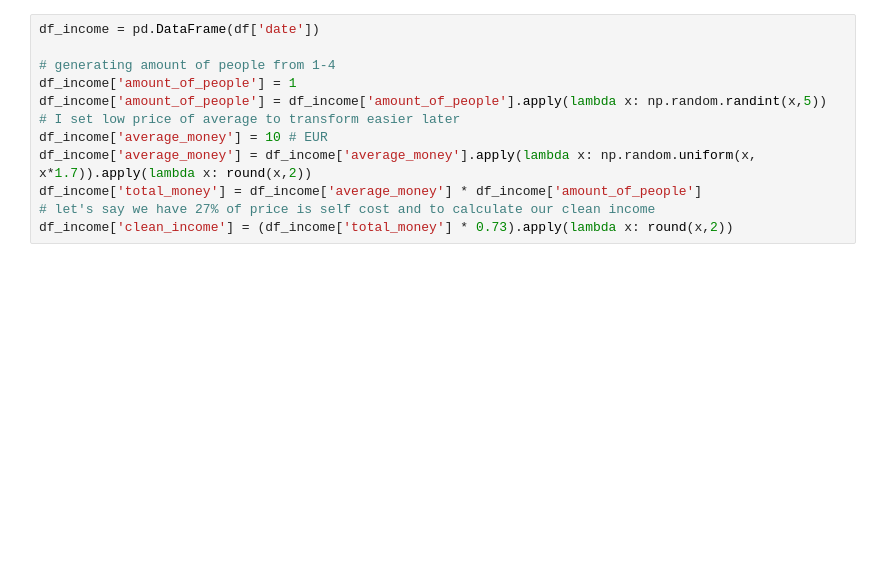
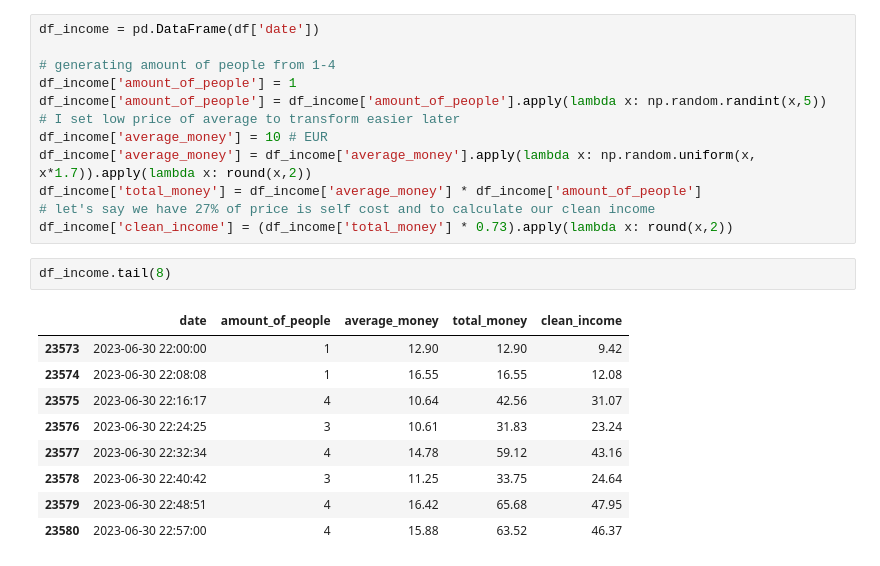
Before and after one commit to Aleksandr-ds17/EDA_Vizual, a Jupyter notebook: people_analysis/modeling.ipynb, the cells around one changed output. Drawn from its saved outputs; the diff is of its cells as text; blank space fills up the shorter version.

```diff
--- a/people_analysis/modeling.ipynb
+++ b/people_analysis/modeling.ipynb
@@ -77,6 +77,18 @@ df_income['average_money'] = df_income['average_money'].apply(lambda x: np.rando
 df_income['total_money'] = df_income['average_money'] * df_income['amount_of_people']
 # let's say we have 27% of price is self cost and to calculate our clean income
 df_income['clean_income'] = (df_income['total_money'] * 0.73).apply(lambda x: round(x,2))
+# %%
+df_income.tail(8)
+# %% [output]
+|  | date | amount_of_people | average_money | total_money | clean_income |
+| 23573 | 2023-06-30 22:00:00 | 1 | 12.90 | 12.90 | 9.42 |
+| 23574 | 2023-06-30 22:08:08 | 1 | 16.55 | 16.55 | 12.08 |
+| 23575 | 2023-06-30 22:16:17 | 4 | 10.64 | 42.56 | 31.07 |
+| 23576 | 2023-06-30 22:24:25 | 3 | 10.61 | 31.83 | 23.24 |
+| 23577 | 2023-06-30 22:32:34 | 4 | 14.78 | 59.12 | 43.16 |
+| 23578 | 2023-06-30 22:40:42 | 3 | 11.25 | 33.75 | 24.64 |
+| 23579 | 2023-06-30 22:48:51 | 4 | 16.42 | 65.68 | 47.95 |
+| 23580 | 2023-06-30 22:57:00 | 4 | 15.88 | 63.52 | 46.37 |
 # %%
 # to calculate my average clean income per every guest
 clean_money_av = round((df_income['clean_income']/df_income['amount_of_people']).mean(), 2)
```
Also changed, not shown: parts of 2 cells of this notebook.
